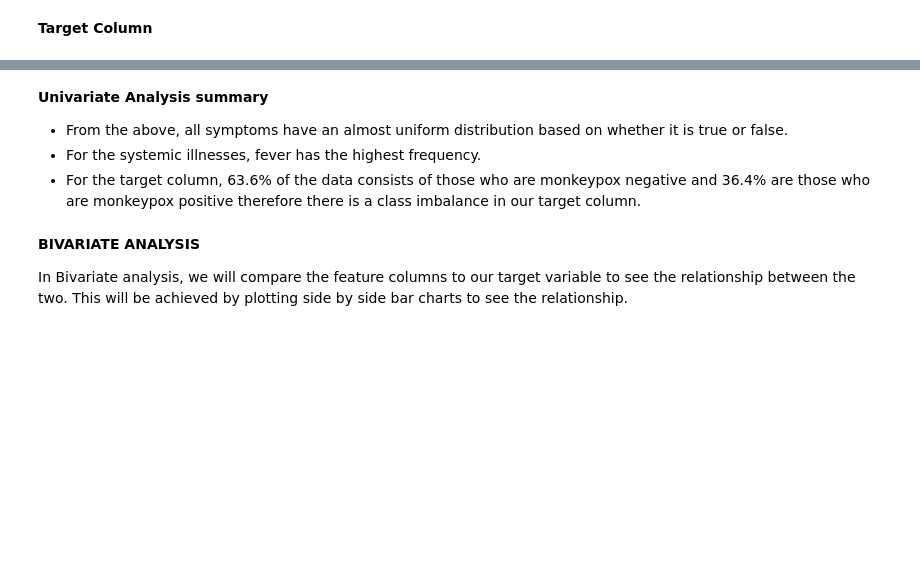
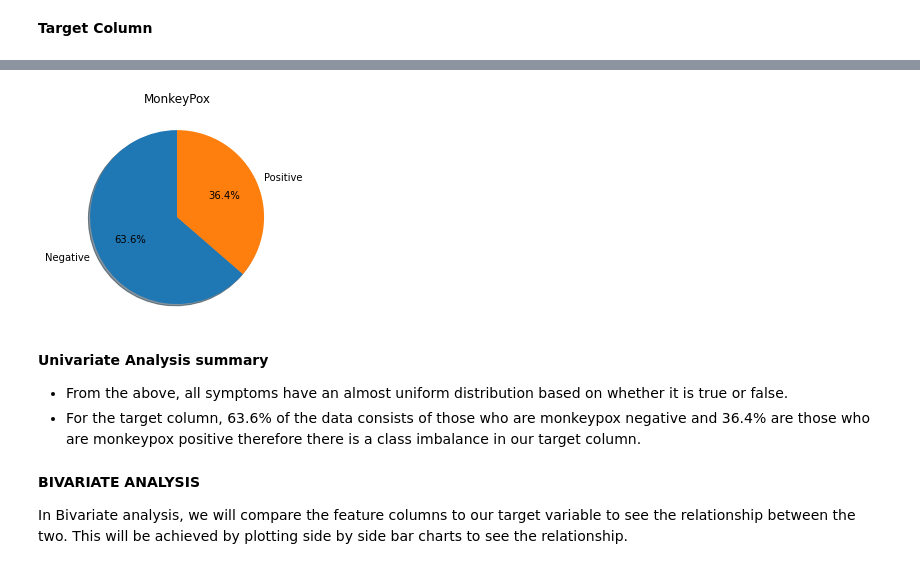
Before and after one commit to lemwaizz/Phase-3-Project, a Jupyter notebook: Monkey_Pox_.ipynb, the cells around one changed output, grey strips where cells are left out. Drawn from its saved outputs; the diff is of its cells as text; code cells hidden in the pictures; blank space fills up the shorter version.

```diff
--- a/Monkey_Pox_.ipynb
+++ b/Monkey_Pox_.ipynb
@@ -262,5 +222,5 @@ univariate(features[8], f"{features[8]} Distribution")
 # %% [markdown]
 __Target Column__
 # %%
-univariate("MonkeyPox", "MonkeyPox Distribution")
+univariate("MonkeyPox");
 # %% [output]
@@ -268,8 +227,8 @@ univariate("MonkeyPox", "MonkeyPox Distribution")
+[figure, added]
 # %% [markdown]
 __Univariate Analysis summary__
 
 * From the above, all symptoms have an almost uniform distribution based on whether it is true or false.
-* For the systemic illnesses, fever has the highest frequency.
 * For the target column, 63.6% of the data consists of those who are monkeypox negative and 36.4% are those who are monkeypox positive therefore there is a class imbalance in our target column.
 # %% [markdown]
 __BIVARIATE ANALYSIS__
```
Also changed, not shown: parts of 14 cells of this notebook.
